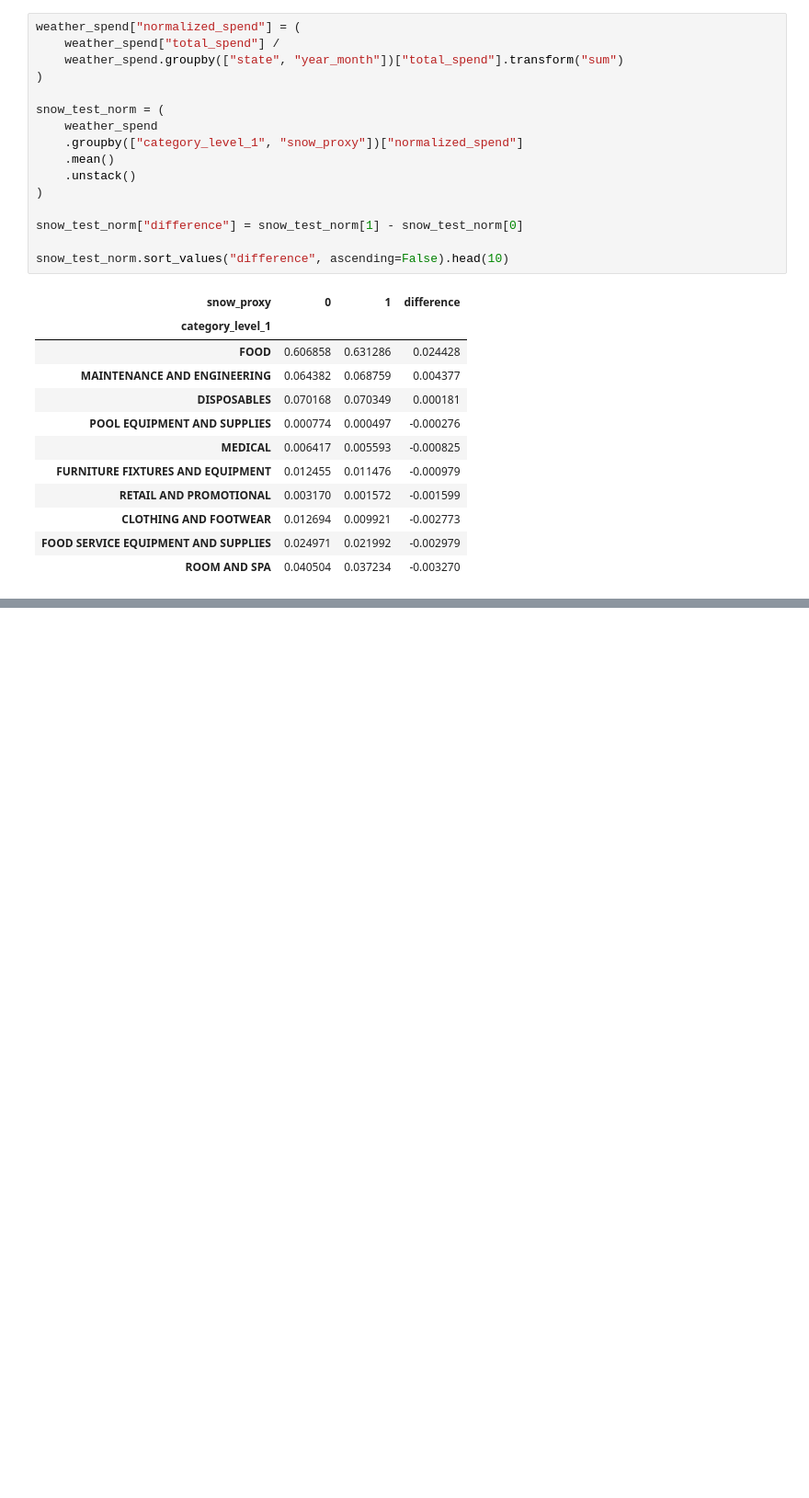
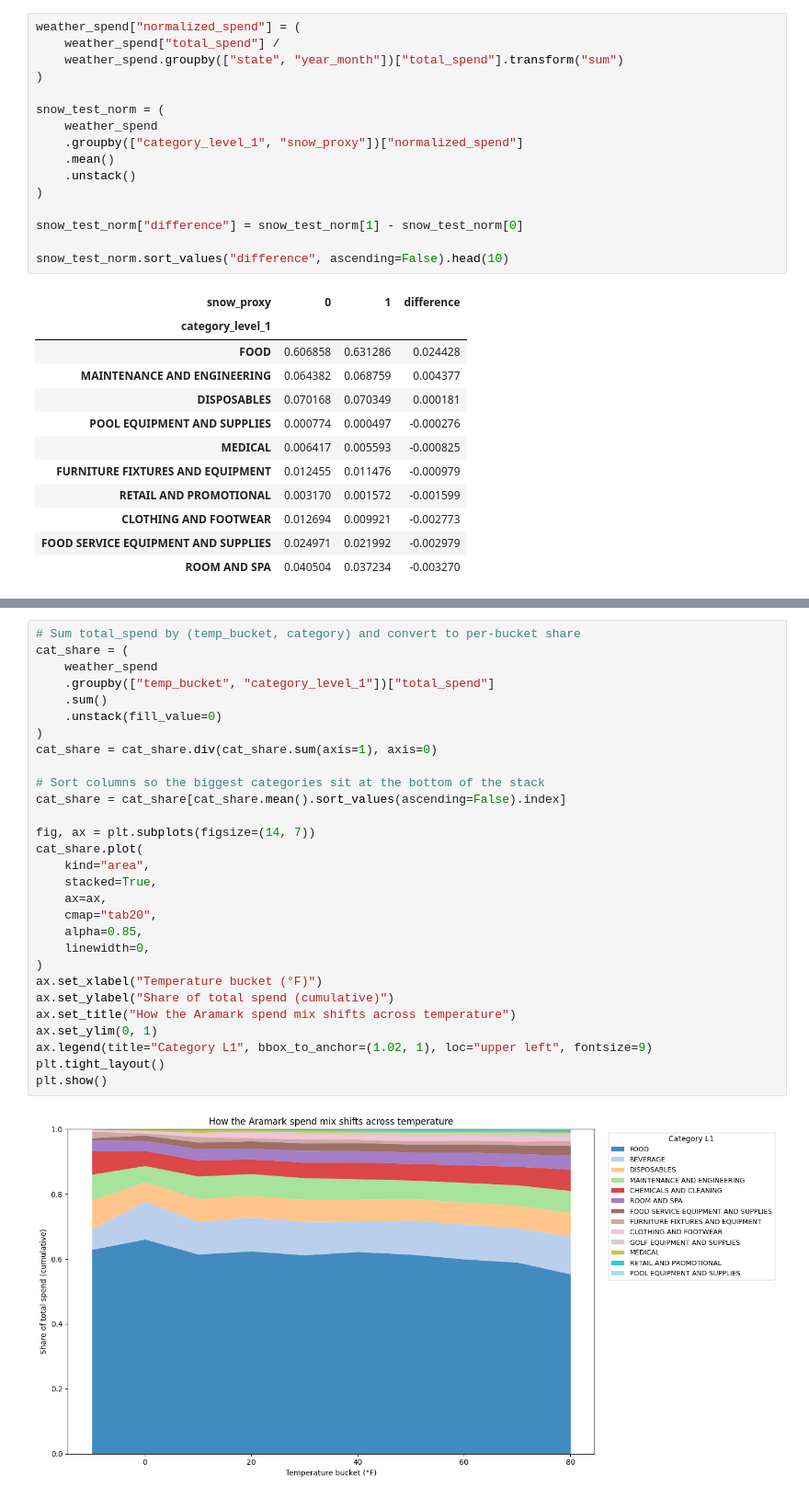
Before and after one commit to jawaadjariwala/Aramark, a Jupyter notebook: 05_weather_correlation_analysis.ipynb, the cells around one changed output, grey strips where cells are left out. Shown at 92% size. Cells and saved outputs as stored; diff of their text form; blank space fills up the shorter version.

```diff
--- a/05_weather_correlation_analysis.ipynb
+++ b/05_weather_correlation_analysis.ipynb
@@ -167,0 +216,31 @@ plt.show()
+# %%
+# Sum total_spend by (temp_bucket, category) and convert to per-bucket share
+cat_share = (
+    weather_spend
+    .groupby(["temp_bucket", "category_level_1"])["total_spend"]
+    .sum()
+    .unstack(fill_value=0)
+)
+cat_share = cat_share.div(cat_share.sum(axis=1), axis=0)
+
+# Sort columns so the biggest categories sit at the bottom of the stack
+cat_share = cat_share[cat_share.mean().sort_values(ascending=False).index]
+
+fig, ax = plt.subplots(figsize=(14, 7))
+cat_share.plot(
+    kind="area",
+    stacked=True,
+    ax=ax,
+    cmap="tab20",
+    alpha=0.85,
+    linewidth=0,
+)
+ax.set_xlabel("Temperature bucket (°F)")
+ax.set_ylabel("Share of total spend (cumulative)")
+ax.set_title("How the Aramark spend mix shifts across temperature")
+ax.set_ylim(0, 1)
+ax.legend(title="Category L1", bbox_to_anchor=(1.02, 1), loc="upper left", fontsize=9)
+plt.tight_layout()
+plt.show()
+# %% [output]
+[figure, added]
```
Also changed, not shown: parts of 25 cells of this notebook.
